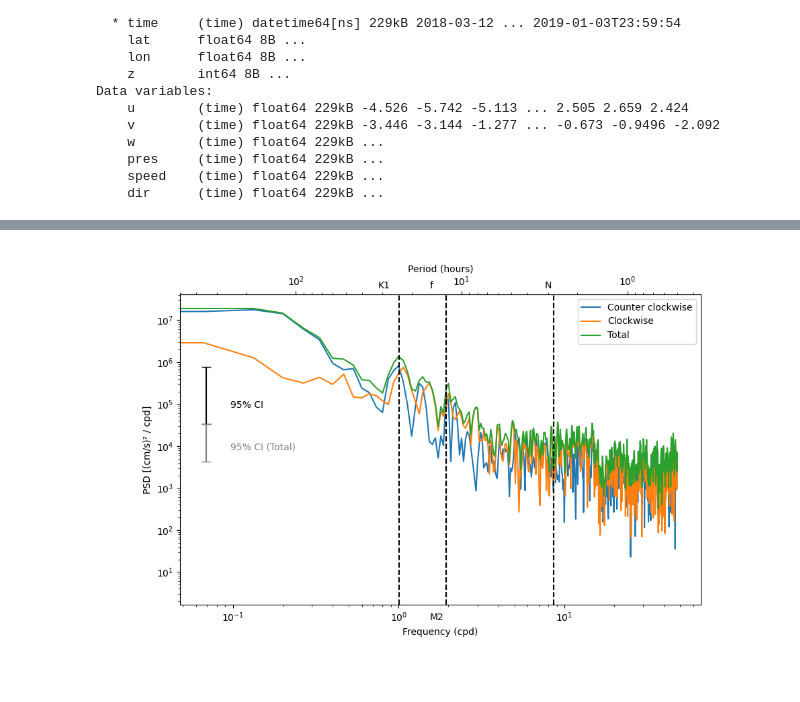
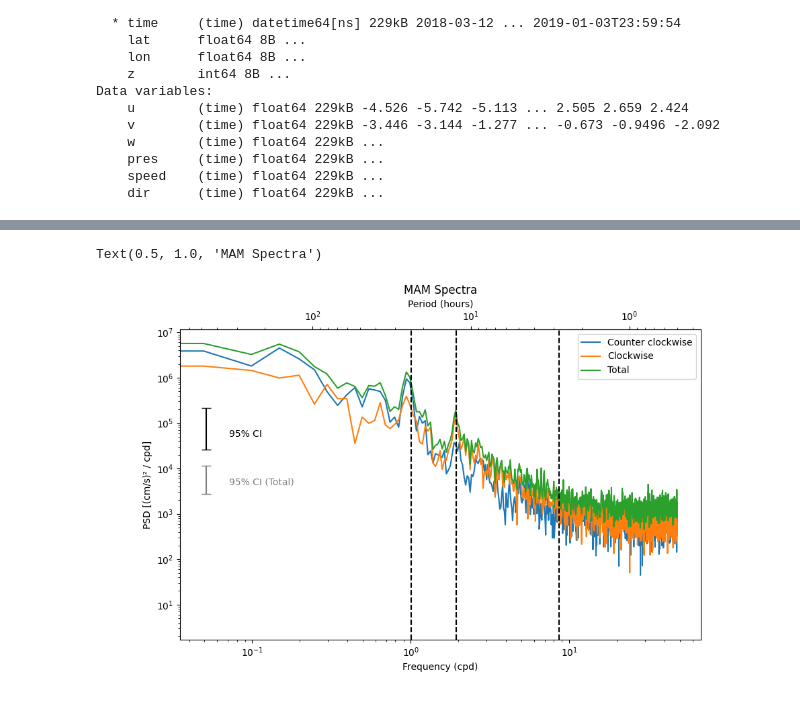
Before and after one commit to MackenzieBlanusa/TNB_tools, a Jupyter notebook: MastersThesis/rotaryspectra_ctd - Copy.ipynb, the cells around one changed output, grey strips where cells are left out. Drawn from its saved outputs; the diff is of its cells as text; code cells hidden in the pictures.

Commit message:
Started to add seasonal spectra estimates

```diff
--- a/MastersThesis/rotaryspectra_ctd - Copy.ipynb
+++ b/MastersThesis/rotaryspectra_ctd - Copy.ipynb
@@ -41,10 +41,10 @@ import gsw
 # %%
 # load in TNBD current meter data from bottom sensor (~1130 meters)
 # # MAC
-# vel = xr.open_dataset('/Users/mackenzie/Documents/Research/PhD/TNB_tools/MastersThesis/tnbd_2018_vel_bot_1093.nc')
+vel = xr.open_dataset('/Users/mackenzie/Documents/Research/PhD/TNB_tools/MastersThesis/tnbd_2018_vel_bot_1093.nc')
 
 # DELL
-vel = xr.open_dataset("//thepenguin/penguin2/Data/TNB/mooring/LDEO/2018_19 Araon Cruise (ANA09B) - NIWAMooringRetrieval/Data/TNBD/working/tnbd_2018_vel_bot_1093.nc")
+# vel = xr.open_dataset("//thepenguin/penguin2/Data/TNB/mooring/LDEO/2018_19 Araon Cruise (ANA09B) - NIWAMooringRetrieval/Data/TNBD/working/tnbd_2018_vel_bot_1093.nc")
 # %%
 vel.u.plot()
 # %% [output]
@@ -282,0 +254,11 @@ len(subset.u)
+# %%
+# time slices for seasonal averages
+MAM = slice('2018-03','2018-05')
+JJA = slice('2018-06','2018-08')
+SON = slice('2018-09','2018-11')
+DJF = slice('2018-12','2019-01')  # note only december data here
+# %%
+MAM_subset = vel.sel(time=MAM)
+JJA_subset = vel.sel(time=JJA)
+SON_subset = vel.sel(time=SON)
+DJF_subset = vel.sel(time=DJF)
@@ -299,6 +285,20 @@ S_total = S_ccw + S_cw
 # %%
 %matplotlib widget
 # %%
+# -------------------- MAM SPECTRA --------------------------------
+nperseg = len(MAM_subset.time)/4
+
+freq, Suu, Svv, Cuv = rotary_power_spectra.auto_cross_spectra(MAM_subset.u, MAM_subset.v, fs, nperseg=nperseg, noverlap=0)
+S_ccw, S_cw = rotary_power_spectra.rotary_components(Suu, Svv, Cuv)
+
+dof, L = rotary_power_spectra.dof_welch(n=len(MAM_subset.u), nperseg=nperseg, noverlap=0)
+S_ccw_lo, S_ccw_hi = rotary_power_spectra.spectra_chi2_ci(S_ccw, dof)
+S_cw_lo, S_cw_hi = rotary_power_spectra.spectra_chi2_ci(S_cw, dof)
+
+S_total = S_ccw + S_cw
+
+# ------------------- PLOTTING ----------------------------------
+
 fig = plt.figure(figsize=(10,6))
 freq_cpd = freq * 86400
 
@@ -306,35 +306,38 @@ plt.loglog(freq_cpd, S_ccw, label='Counter clockwise')
 plt.loglog(freq_cpd, S_cw, label='Clockwise')
 plt.loglog(freq_cpd, S_total, label='Total')
 
 plt.legend()
 plt.xlabel('Frequency (cpd)')
 plt.ylabel('PSD [(cm/s)² / cpd]')
 
 ax = plt.gca()
 
 def cpd_to_hours(f):
     return 24 / f
 def hours_to_cpd(t):
     return 24 / t
 
 secax = ax.secondary_xaxis('top', functions=(cpd_to_hours, hours_to_cpd))
 secax.set_xlabel('Period (hours)')
 
 plt.axvline(f_inertial, color='k', ls='--')
 plt.axvline(1.9323, color='k', ls='--')
 plt.axvline(1.0027, color='k', ls='--')
 plt.axvline(1e-4*86400, color='k', ls='--')
-plt.text(0.7, 1.02, "N", transform=ax.transAxes, fontsize=10)
-plt.text(0.48, 1.02, "f", transform=ax.transAxes, fontsize=10)
-plt.text(0.48, -0.05, "M2", transform=ax.transAxes, fontsize=10)
-plt.text(0.38, 1.02, "K1", transform=ax.transAxes, fontsize=10)
+# plt.text(0.7, 1.02, "N", transform=ax.transAxes, fontsize=10)
+# plt.text(0.48, 1.02, "f", transform=ax.transAxes, fontsize=10)
+# plt.text(0.48, -0.05, "M2", transform=ax.transAxes, fontsize=10)
+# plt.text(0.38, 1.02, "K1", transform=ax.transAxes, fontsize=10)
 
 # CI brackets -- individual components (CCW/CW share the same dof)
 f_lo, f_hi = rotary_power_spectra.chi2_ci_multiplier(dof)
 rotary_power_spectra.add_ci_bracket(ax, f_lo, f_hi, x_frac=0.05, y_frac=0.6, label='95% CI', color='k')
 
 # CI bracket -- total spectrum (narrower, double the dof)
 f_lo_tot, f_hi_tot = rotary_power_spectra.chi2_ci_multiplier(2 * dof)
 rotary_power_spectra.add_ci_bracket(ax, f_lo_tot, f_hi_tot, x_frac=0.05, y_frac=0.5, label='95% CI (Total)', color='gray')
+
+plt.title('MAM Spectra')
 # %% [output]
+Text(0.5, 1.0, 'MAM Spectra')
-[figure, old version]
+[figure, new version]
```
Also changed, not shown: parts of 16 cells of this notebook.
